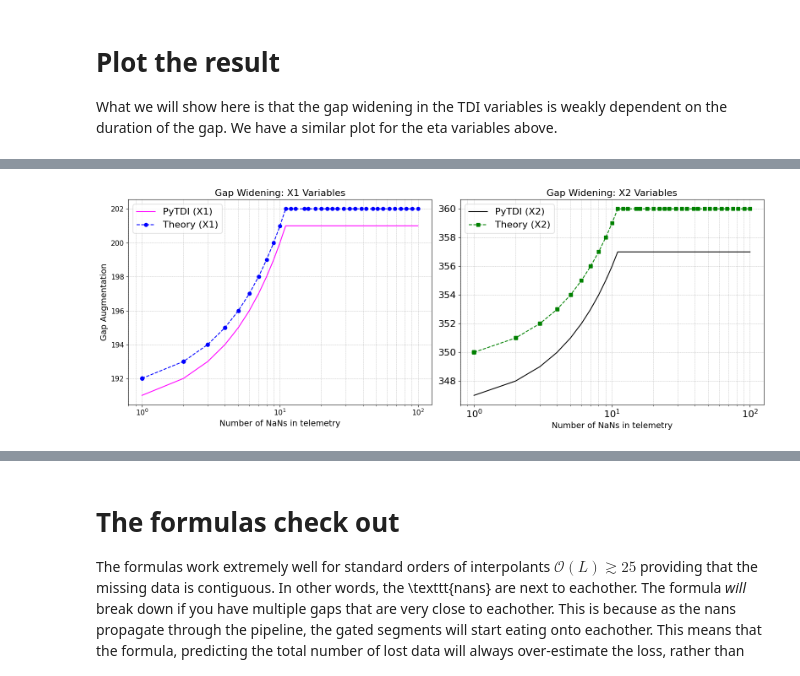
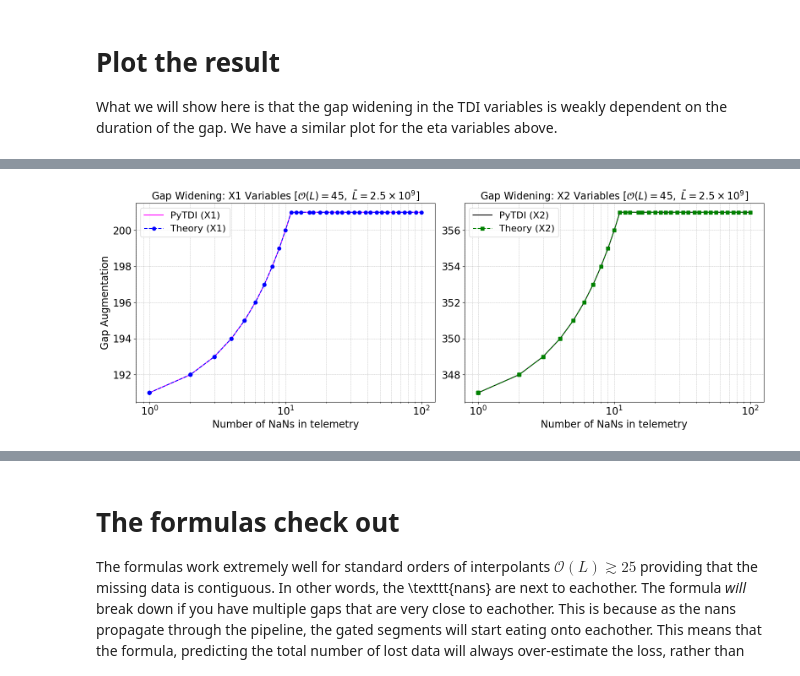
Before and after one commit to OllieBurke/gaps_tdi, a Jupyter notebook: notebooks/investigation_gap_widening_static.ipynb, the cells around one changed output, grey strips where cells are left out. Drawn from its saved outputs; the diff is of its cells as text; code cells hidden in the pictures.

Commit message:
new plots and updated notebook for time varying armlength

```diff
--- a/notebooks/investigation_gap_widening_static.ipynb
+++ b/notebooks/investigation_gap_widening_static.ipynb
@@ -263,7 +263,7 @@ constant_delay3 = 2.45E9/SPEED_OF_LIGHT
 # %%
 ###  here we pick which value we want to use for the analytical computation
 
-constant_delay = constant_delay2
+constant_delay = constant_delay1
 # %%
 ########## -------------- ########
 
@@ -603,12 +603,15 @@ ax1.plot(
     label="Theory (X1)", linestyle="--", marker="o", color="blue"
 )
 ax1.set_xscale("log")
-ax1.set_xlabel("Number of NaNs in telemetry", fontsize=14)
-ax1.set_ylabel("Gap Augmentation", fontsize=14)
-ax1.set_title("Gap Widening: X1 Variables", fontsize=16)
+ax1.set_xlabel("Number of NaNs in telemetry", fontsize=17)
+ax1.set_ylabel("Gap Augmentation", fontsize=17)
+ax1.set_title(
+    r"Gap Widening: X1 Variables [$\mathcal{O}(L) = 45, \ \bar{L} = 2.5\times 10^{9}$]",
+    fontsize=17
+)
 ax1.legend(fontsize=16, loc="upper left")
 ax1.grid(True, which="both", linestyle="--", linewidth=0.5)
-ax1.tick_params(axis="both", which="major", labelsize=12)
+ax1.tick_params(axis="both", which="major", labelsize=17)
 
 # Plot X2 results on the right subplot
 ax2.plot(
@@ -620,15 +623,18 @@ ax2.plot(
     label="Theory (X2)", linestyle="--", marker="s", color="green"
 )
 ax2.set_xscale("log")
-ax2.set_xlabel("Number of NaNs in telemetry", fontsize=14)
+ax2.set_xlabel("Number of NaNs in telemetry", fontsize=17)
 # ax2.set_ylabel("Widening of Gap in X2 Variables", fontsize=14)
-ax2.set_title("Gap Widening: X2 Variables", fontsize=16)
+ax2.set_title(
+    r"Gap Widening: X2 Variables [$\mathcal{O}(L) = 45, \ \bar{L} = 2.5\times 10^{9}$]",
+    fontsize=17
+)
 ax2.legend(fontsize=16, loc="upper left")
 ax2.grid(True, which="both", linestyle="--", linewidth=0.5)
-ax2.tick_params(axis="both", which="major", labelsize=16)
+ax2.tick_params(axis="both", which="major", labelsize=17)
 
 # Adjust layout and show the plot
 plt.tight_layout()
-#plt.savefig("../Plots/gap_widening_comparison_TDI_subplots_higher_armlength.png", dpi=300)  # Save as a high-resolution image
+plt.savefig("/Users/murmar/Documents/workspace/gaps_tdi_work/gaps_tdi/gap_widening_comparison_TDI_subplots_higher_armlength.png", dpi=300)  # Save as a high-resolution image
 plt.show()
 # %% [output]
@@ -635,4 +649,4 @@ plt.show()
-[figure, old version]
+[figure, new version]
 # %%
 # Plot the results in seconds
 import matplotlib.pyplot as plt
```
Also changed, not shown: parts of 14 cells of this notebook.
